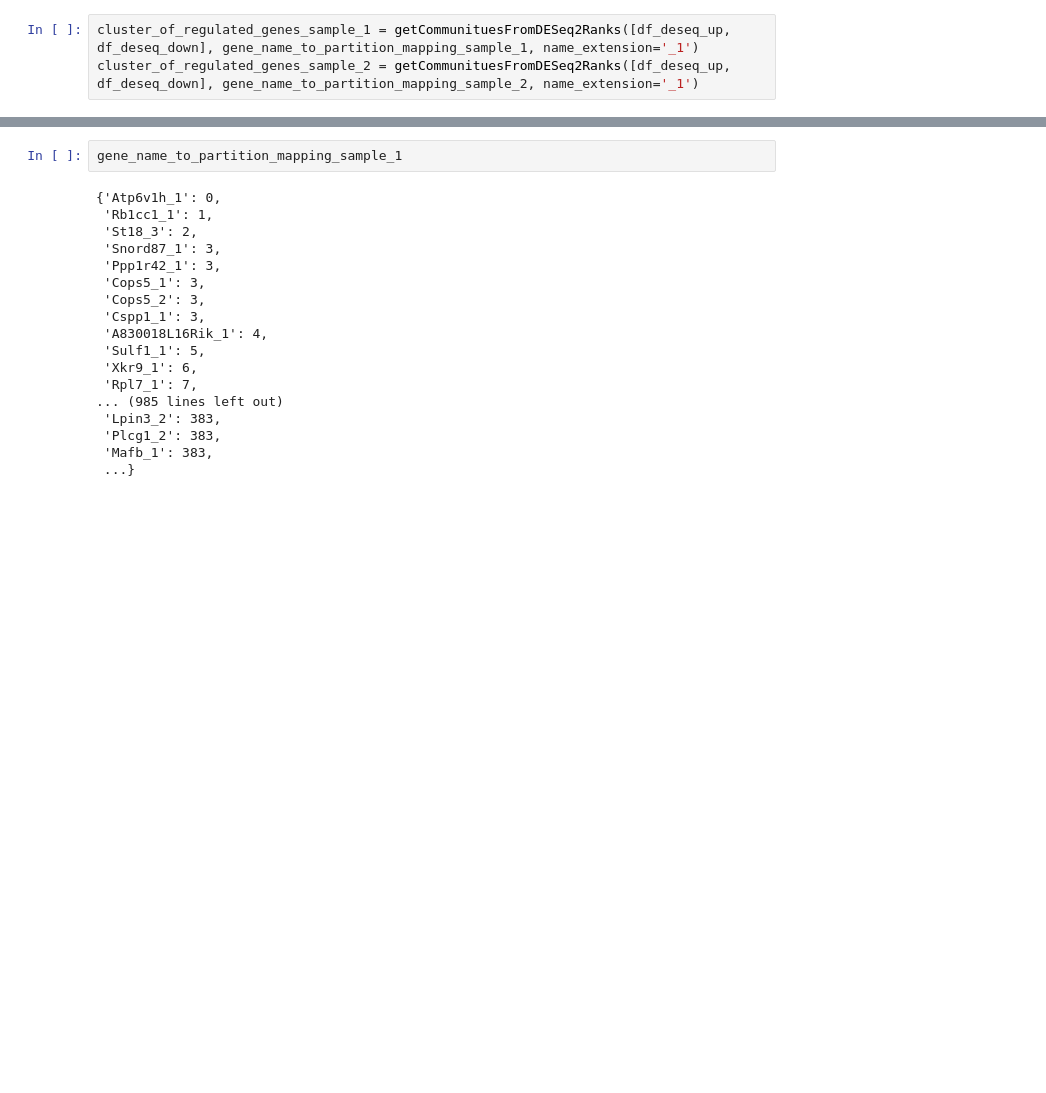
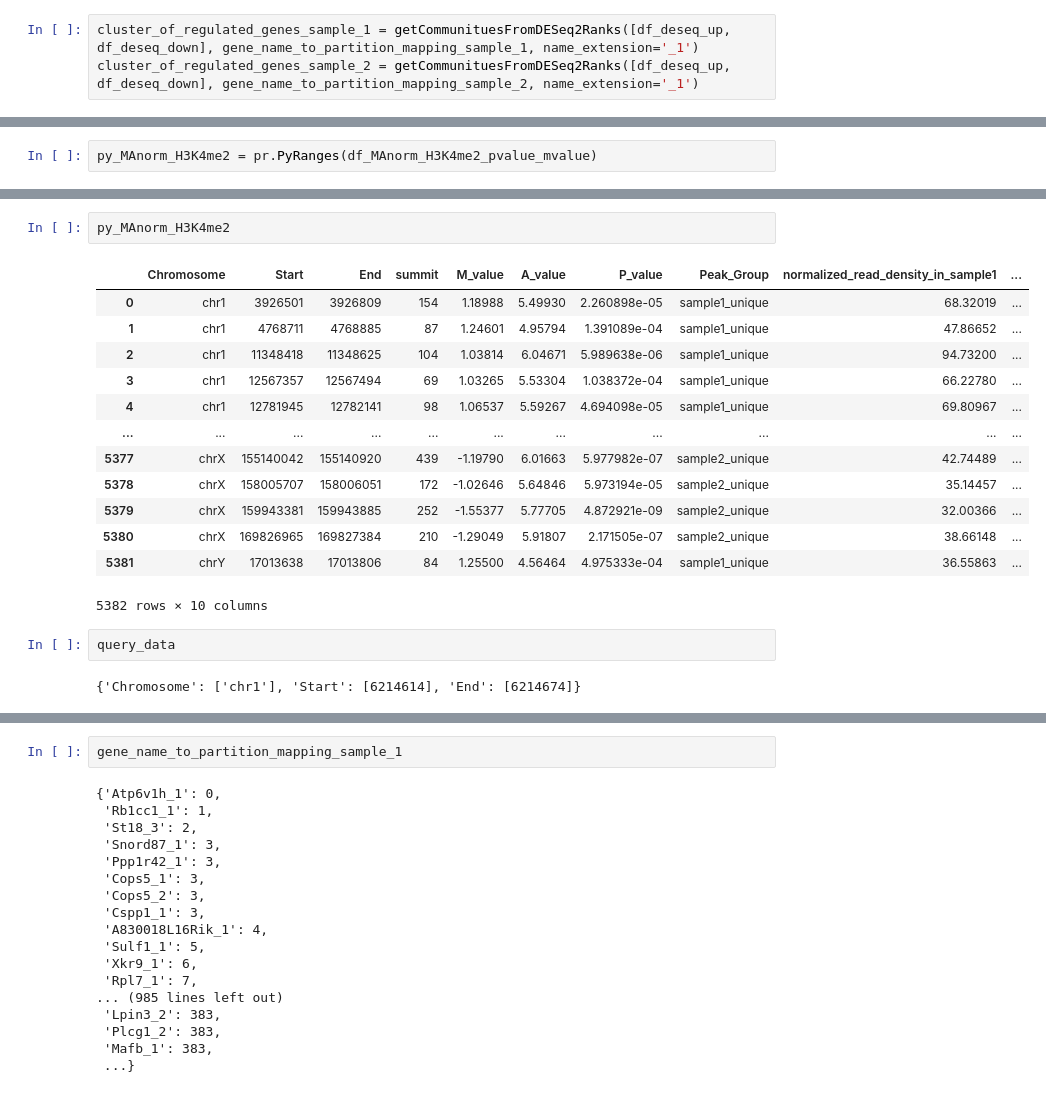
Before and after one commit to joachimwolff/Epigenetic-Graph-Analyzer, a Jupyter notebook: createInteractionsCoolerFormat_hg19_Mifsud.ipynb, the cells around one changed output, grey strips where cells are left out. Drawn from its saved outputs; the diff is of its cells as text; blank space fills up the shorter version.

```diff
--- a/createInteractionsCoolerFormat_hg19_Mifsud.ipynb
+++ b/createInteractionsCoolerFormat_hg19_Mifsud.ipynb
@@ -743,0 +1032,2 @@ def writePlotlyGraphs(cluster_of_regulated_genes, output_path, graph, partition_
+# %%
+py_MAnorm_H3K4me2 = pr.PyRanges(df_MAnorm_H3K4me2_pvalue_mvalue)
@@ -743,0 +1052,20 @@ def writePlotlyGraphs(cluster_of_regulated_genes, output_path, graph, partition_
+# %%
+py_MAnorm_H3K4me2
+# %% [output]
+|  | Chromosome | Start | End | summit | M_value | A_value | P_value | Peak_Group | normalized_read_density_in_sample1 | ... |
+| 0 | chr1 | 3926501 | 3926809 | 154 | 1.18988 | 5.49930 | 2.260898e-05 | sample1_unique | 68.32019 | ... |
+| 1 | chr1 | 4768711 | 4768885 | 87 | 1.24601 | 4.95794 | 1.391089e-04 | sample1_unique | 47.86652 | ... |
+| 2 | chr1 | 11348418 | 11348625 | 104 | 1.03814 | 6.04671 | 5.989638e-06 | sample1_unique | 94.73200 | ... |
+| 3 | chr1 | 12567357 | 12567494 | 69 | 1.03265 | 5.53304 | 1.038372e-04 | sample1_unique | 66.22780 | ... |
+| 4 | chr1 | 12781945 | 12782141 | 98 | 1.06537 | 5.59267 | 4.694098e-05 | sample1_unique | 69.80967 | ... |
+| ... | ... | ... | ... | ... | ... | ... | ... | ... | ... | ... |
+| 5377 | chrX | 155140042 | 155140920 | 439 | -1.19790 | 6.01663 | 5.977982e-07 | sample2_unique | 42.74489 | ... |
+| 5378 | chrX | 158005707 | 158006051 | 172 | -1.02646 | 5.64846 | 5.973194e-05 | sample2_unique | 35.14457 | ... |
+| 5379 | chrX | 159943381 | 159943885 | 252 | -1.55377 | 5.77705 | 4.872921e-09 | sample2_unique | 32.00366 | ... |
+| 5380 | chrX | 169826965 | 169827384 | 210 | -1.29049 | 5.91807 | 2.171505e-07 | sample2_unique | 38.66148 | ... |
+| 5381 | chrY | 17013638 | 17013806 | 84 | 1.25500 | 4.56464 | 4.975333e-04 | sample1_unique | 36.55863 | ... |
+5382 rows × 10 columns
+# %%
+query_data
+# %% [output]
+{'Chromosome': ['chr1'], 'Start': [6214614], 'End': [6214674]}
```
Also changed, not shown: parts of 33 cells of this notebook.
